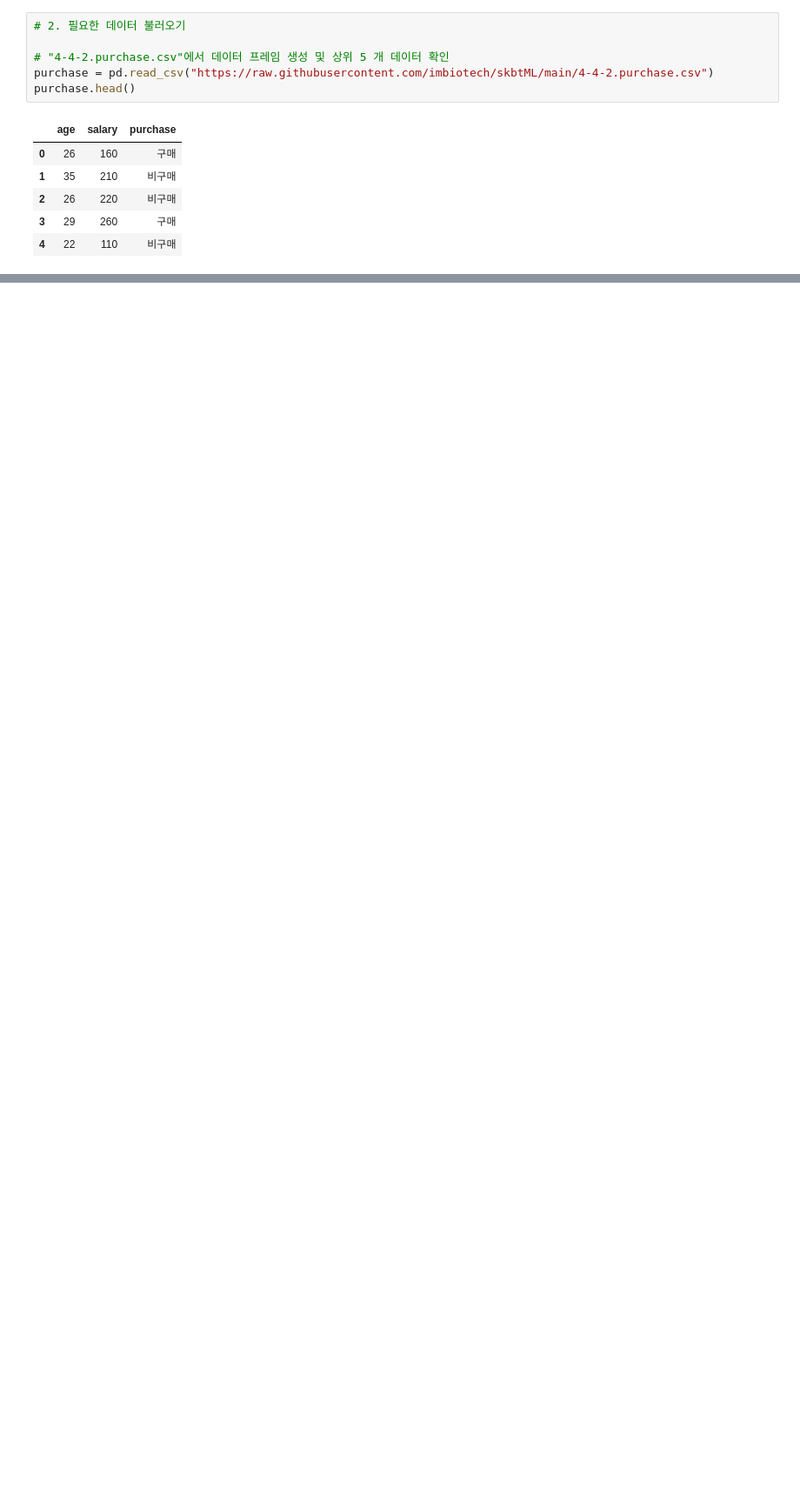
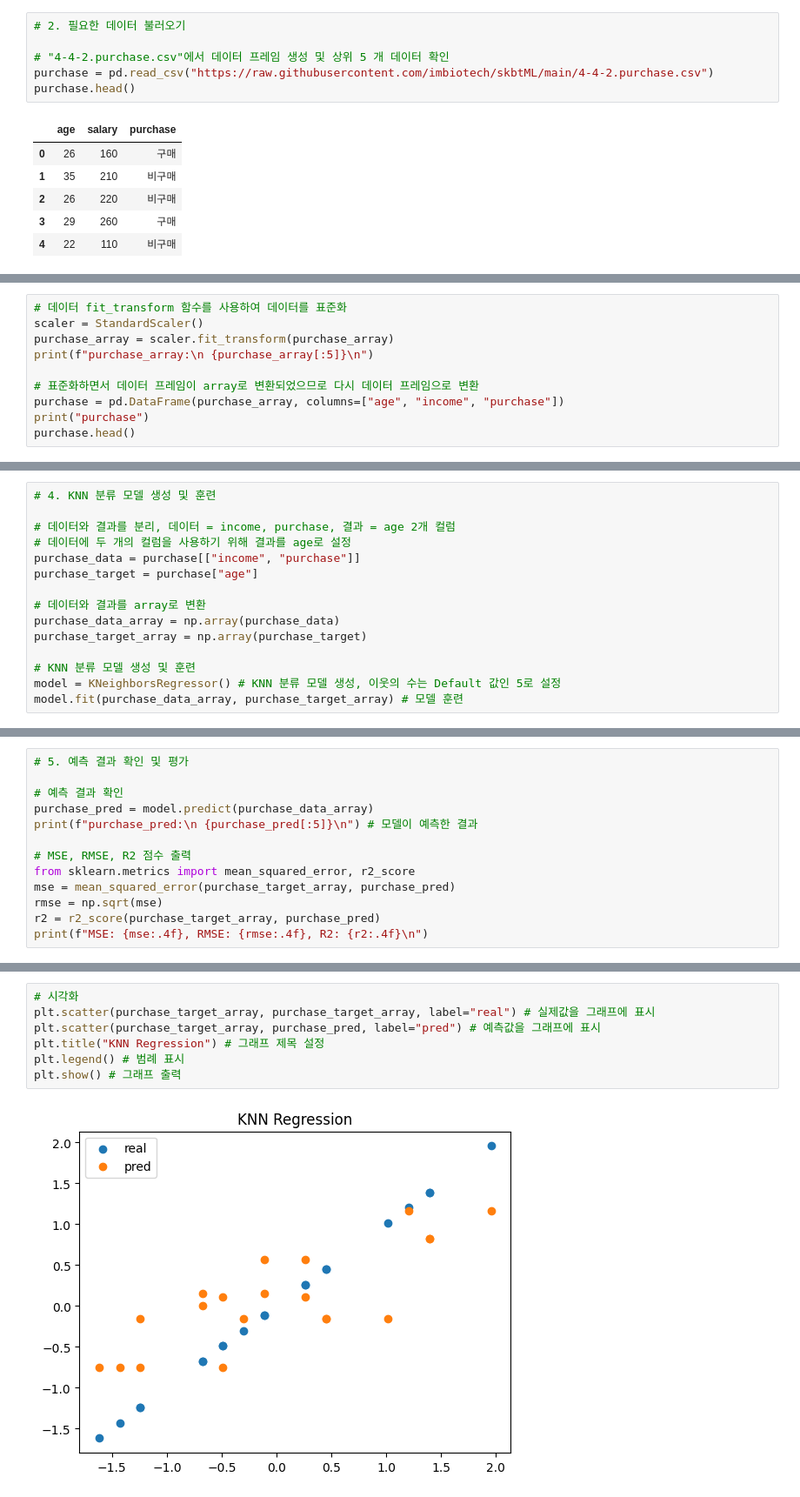
Before and after one commit to imbiotech/skbtML, a Jupyter notebook: 4-4.KNN_Model.ipynb, the cells around one changed output, grey strips where cells are left out. Shown at 87% size. Drawn from its saved outputs; the diff is of its cells as text; blank space fills up the shorter version.

```diff
--- a/4-4.KNN_Model.ipynb
+++ b/4-4.KNN_Model.ipynb
@@ -140,0 +134,10 @@ purchase
+# %%
+# 데이터 fit_transform 함수를 사용하여 데이터를 표준화
+scaler = StandardScaler()
+purchase_array = scaler.fit_transform(purchase_array)
+print(f"purchase_array:\n {purchase_array[:5]}\n")
+
+# 표준화하면서 데이터 프레임이 array로 변환되었으므로 다시 데이터 프레임으로 변환
+purchase = pd.DataFrame(purchase_array, columns=["age", "income", "purchase"])
+print("purchase")
+purchase.head()
@@ -140,0 +159,15 @@ purchase
+# %%
+# 4. KNN 분류 모델 생성 및 훈련
+
+# 데이터와 결과를 분리, 데이터 = income, purchase, 결과 = age 2개 컬럼
+# 데이터에 두 개의 컬럼을 사용하기 위해 결과를 age로 설정
+purchase_data = purchase[["income", "purchase"]]
+purchase_target = purchase["age"]
+
+# 데이터와 결과를 array로 변환
+purchase_data_array = np.array(purchase_data)
+purchase_target_array = np.array(purchase_target)
+
+# KNN 분류 모델 생성 및 훈련
+model = KNeighborsRegressor() # KNN 분류 모델 생성, 이웃의 수는 Default 값인 5로 설정
+model.fit(purchase_data_array, purchase_target_array) # 모델 훈련
@@ -140,0 +176,13 @@ purchase
+# %%
+# 5. 예측 결과 확인 및 평가
+
+# 예측 결과 확인
+purchase_pred = model.predict(purchase_data_array)
+print(f"purchase_pred:\n {purchase_pred[:5]}\n") # 모델이 예측한 결과
+
+# MSE, RMSE, R2 점수 출력
+from sklearn.metrics import mean_squared_error, r2_score
+mse = mean_squared_error(purchase_target_array, purchase_pred)
+rmse = np.sqrt(mse)
+r2 = r2_score(purchase_target_array, purchase_pred)
+print(f"MSE: {mse:.4f}, RMSE: {rmse:.4f}, R2: {r2:.4f}\n")
@@ -140,0 +195,9 @@ purchase
+# %%
+# 시각화
+plt.scatter(purchase_target_array, purchase_target_array, label="real") # 실제값을 그래프에 표시
+plt.scatter(purchase_target_array, purchase_pred, label="pred") # 예측값을 그래프에 표시
+plt.title("KNN Regression") # 그래프 제목 설정
+plt.legend() # 범례 표시
+plt.show() # 그래프 출력
+# %% [output]
+[figure, added]
```
Also changed, not shown: parts of 14 cells of this notebook, 1 other file.
